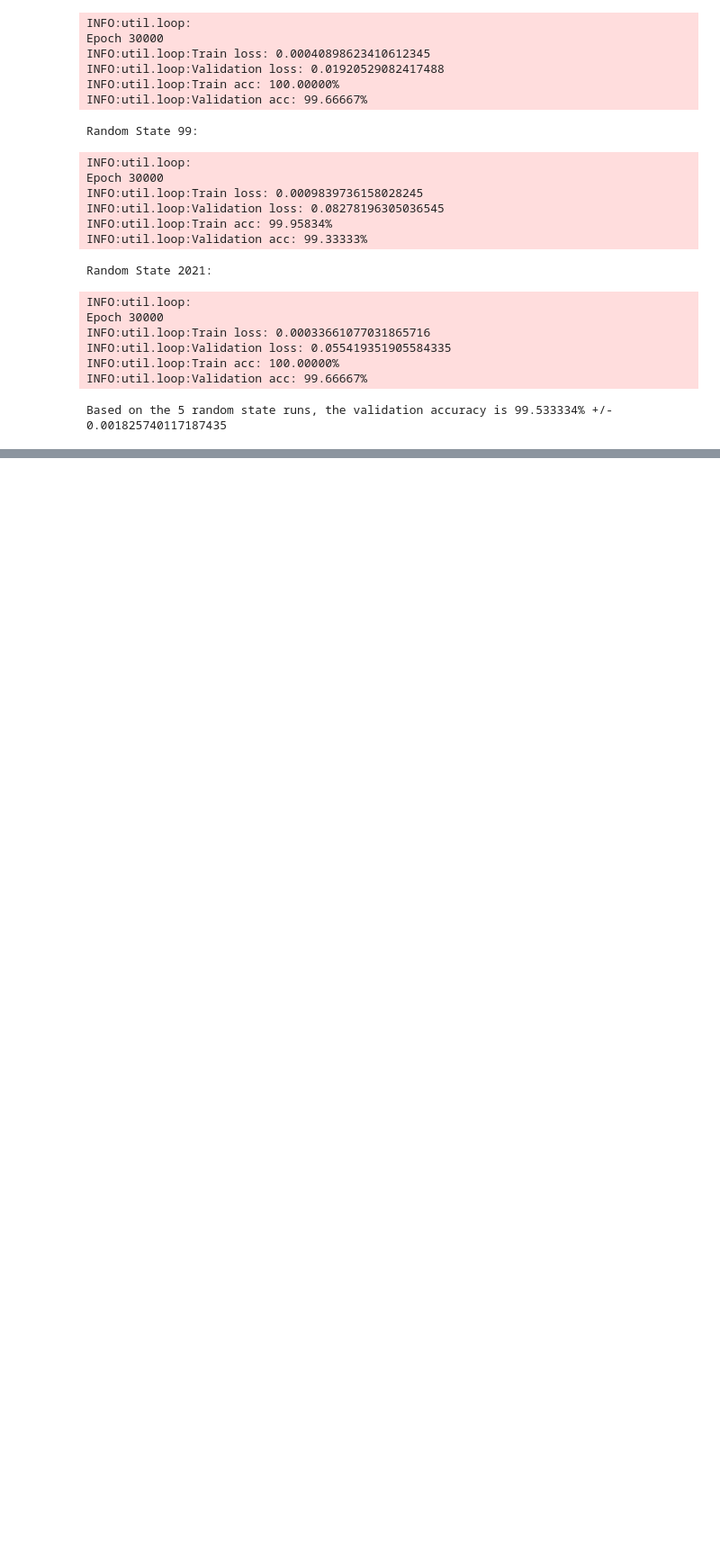
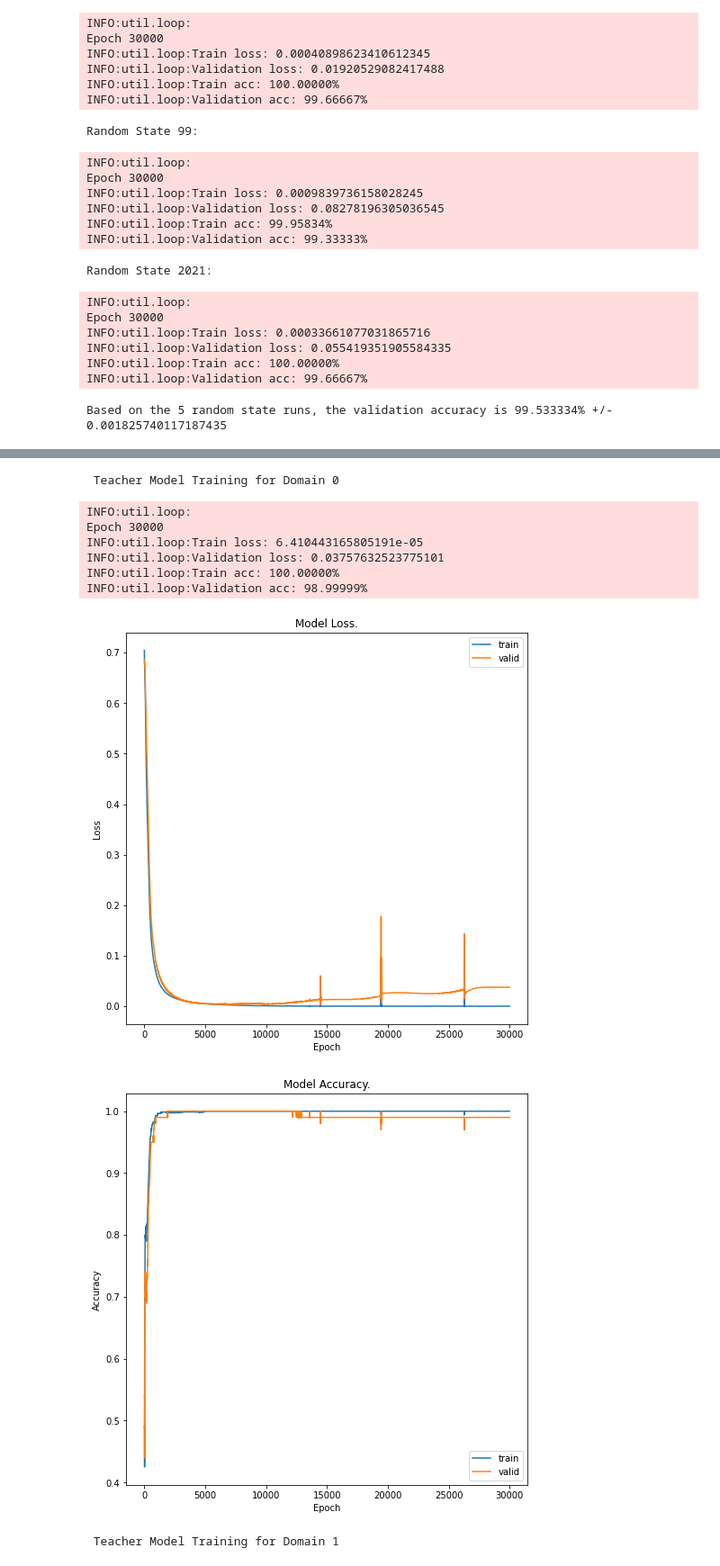
Before and after one commit to ankur-98/Multi-domain-Knowledge-Distillation, a Jupyter notebook: MiniProject.ipynb, the cells around one changed output, grey strips where cells are left out. Shown at 90% size. Cells and saved outputs as stored; diff of their text form; code cells hidden in the pictures; blank space fills up the shorter version.

Commit message:
Q2: Teacher models trained and infered.

```diff
--- a/MiniProject.ipynb
+++ b/MiniProject.ipynb
@@ -114,0 +119,8 @@ Based on the 5 random state runs, the validation accuracy is 99.533334% +/- 0.00
+# %%
+Data = {}
+for domain in set(data['d_train']):
+    Data[domain] = {}
+    for data_set in ['train', 'valid']:
+        index = data[f'd_{data_set}']==domain
+        for key in data.keys():
+            if data_set in key: Data[domain][key] = data[key][index]
@@ -114,0 +129,24 @@ Based on the 5 random state runs, the validation accuracy is 99.533334% +/- 0.00
+# %%
+import torch
+from util.model import FFNN
+from util.loop import train
+
+Teacher_Model = {}
+for domain in set(data['d_train']):
+    epochs = 30000
+    batch_size = len(Data[domain]['x_train'])   # batch gradient descent
+    Teacher_Model[domain] = FFNN(random_state=0)
+    optimizer = torch.optim.Adam(Teacher_Model[domain].parameters(), 1e-3)
+    print(f"\n\n Teacher Model Training for Domain {domain}")
+    Teacher_Model[domain], _ = train(Data[domain], Teacher_Model[domain], epochs, batch_size, optimizer, plot=True)
+# %% [output]
+ Teacher Model Training for Domain 0
+INFO:util.loop:
+Epoch 30000
+INFO:util.loop:Train loss: 6.410443165805191e-05
+INFO:util.loop:Validation loss: 0.03757632523775101
+INFO:util.loop:Train acc: 100.00000%
+INFO:util.loop:Validation acc: 98.99999%
+[figure, added]
+[figure, added]
+ Teacher Model Training for Domain 1
```
Also changed, not shown: parts of 6 cells of this notebook.
